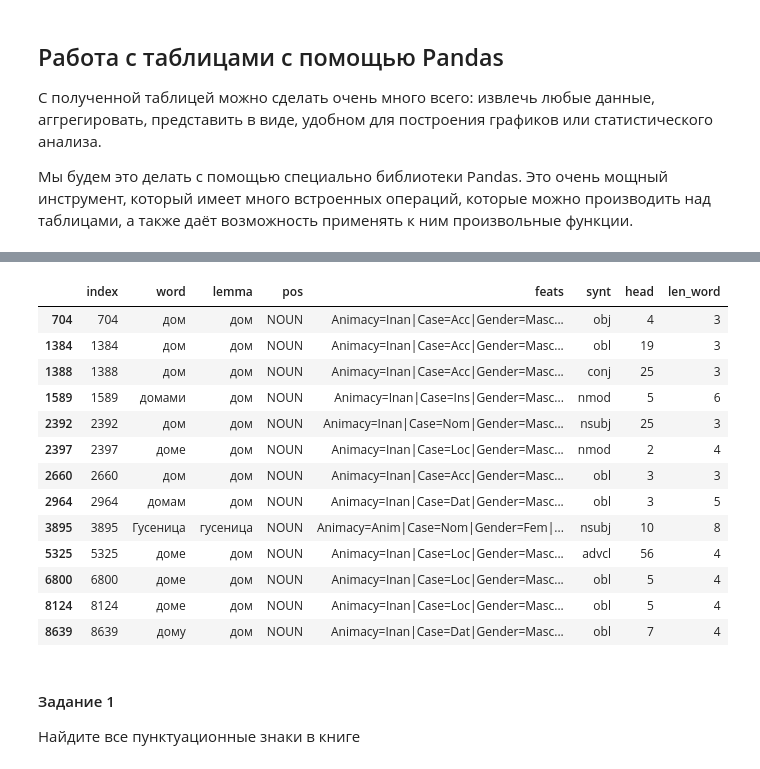
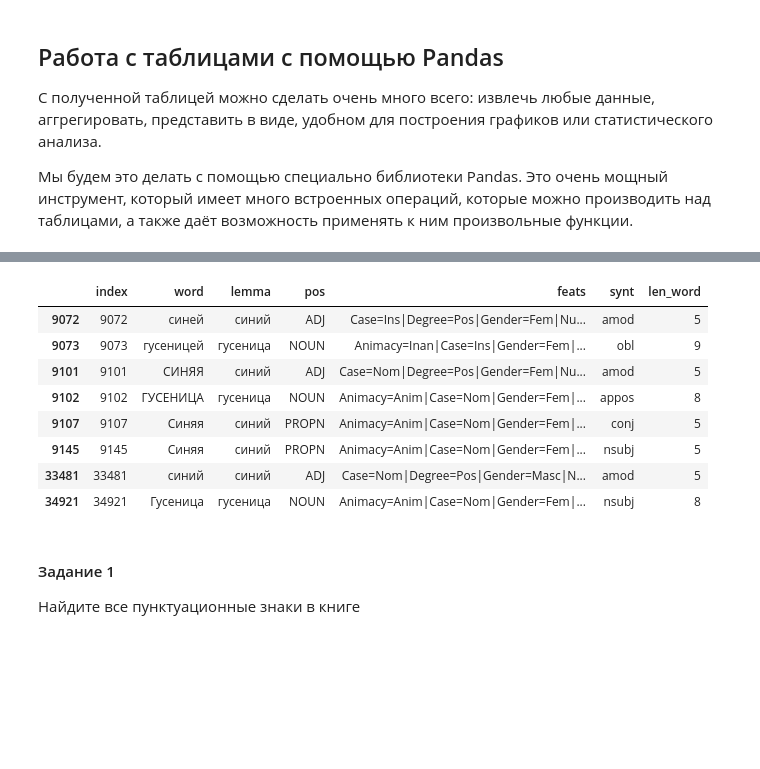
Before and after one commit to alekseyst/text_analysis_2025, a Jupyter notebook: Practical_4/Practical_4_CreatingCorpus.ipynb, the cells around one changed output, grey strips where cells are left out. Cells and saved outputs as stored; diff of their text form; code cells hidden in the pictures; blank space fills up the shorter version.

```diff
--- a/Practical_4/Practical_4_CreatingCorpus.ipynb
+++ b/Practical_4/Practical_4_CreatingCorpus.ipynb
@@ -174,22 +282,17 @@ aliсe_by_word[(aliсe_by_word['lemma'] == 'стекло') & (aliсe_by_word['po
 # %%
 #Ищем любой из списка элементов
 
-aliсe_by_word[aliсe_by_word['lemma'].isin(['дом', 'гусеница'])]
+aliсe_by_word[aliсe_by_word['lemma'].isin(['синий', 'гусеница'])]
 # %% [output]
-|  | index | word | lemma | pos | feats | synt | head | len_word |
-| 704 | 704 | дом | дом | NOUN | Animacy=Inan|Case=Acc|Gender=Masc... | obj | 4 | 3 |
-| 1384 | 1384 | дом | дом | NOUN | Animacy=Inan|Case=Acc|Gender=Masc... | obl | 19 | 3 |
-| 1388 | 1388 | дом | дом | NOUN | Animacy=Inan|Case=Acc|Gender=Masc... | conj | 25 | 3 |
-| 1589 | 1589 | домами | дом | NOUN | Animacy=Inan|Case=Ins|Gender=Masc... | nmod | 5 | 6 |
-| 2392 | 2392 | дом | дом | NOUN | Animacy=Inan|Case=Nom|Gender=Masc... | nsubj | 25 | 3 |
-| 2397 | 2397 | доме | дом | NOUN | Animacy=Inan|Case=Loc|Gender=Masc... | nmod | 2 | 4 |
-| 2660 | 2660 | дом | дом | NOUN | Animacy=Inan|Case=Acc|Gender=Masc... | obl | 3 | 3 |
-| 2964 | 2964 | домам | дом | NOUN | Animacy=Inan|Case=Dat|Gender=Masc... | obl | 3 | 5 |
-| 3895 | 3895 | Гусеница | гусеница | NOUN | Animacy=Anim|Case=Nom|Gender=Fem|... | nsubj | 10 | 8 |
-| 5325 | 5325 | доме | дом | NOUN | Animacy=Inan|Case=Loc|Gender=Masc... | advcl | 56 | 4 |
-| 6800 | 6800 | доме | дом | NOUN | Animacy=Inan|Case=Loc|Gender=Masc... | obl | 5 | 4 |
-| 8124 | 8124 | доме | дом | NOUN | Animacy=Inan|Case=Loc|Gender=Masc... | obl | 5 | 4 |
-| 8639 | 8639 | дому | дом | NOUN | Animacy=Inan|Case=Dat|Gender=Masc... | obl | 7 | 4 |
+|  | index | word | lemma | pos | feats | synt | len_word |
+| 9072 | 9072 | синей | синий | ADJ | Case=Ins|Degree=Pos|Gender=Fem|Nu... | amod | 5 |
+| 9073 | 9073 | гусеницей | гусеница | NOUN | Animacy=Inan|Case=Ins|Gender=Fem|... | obl | 9 |
+| 9101 | 9101 | СИНЯЯ | синий | ADJ | Case=Nom|Degree=Pos|Gender=Fem|Nu... | amod | 5 |
+| 9102 | 9102 | ГУСЕНИЦА | гусеница | NOUN | Animacy=Anim|Case=Nom|Gender=Fem|... | appos | 8 |
+| 9107 | 9107 | Синяя | синий | PROPN | Animacy=Anim|Case=Nom|Gender=Fem|... | conj | 5 |
+| 9145 | 9145 | Синяя | синий | PROPN | Animacy=Anim|Case=Nom|Gender=Fem|... | nsubj | 5 |
+| 33481 | 33481 | синий | синий | ADJ | Case=Nom|Degree=Pos|Gender=Masc|N... | amod | 5 |
+| 34921 | 34921 | Гусеница | гусеница | NOUN | Animacy=Anim|Case=Nom|Gender=Fem|... | nsubj | 8 |
 # %% [markdown]
 #### Задание 1
 
```
Also changed, not shown: parts of 22 cells of this notebook, 1 other file.
